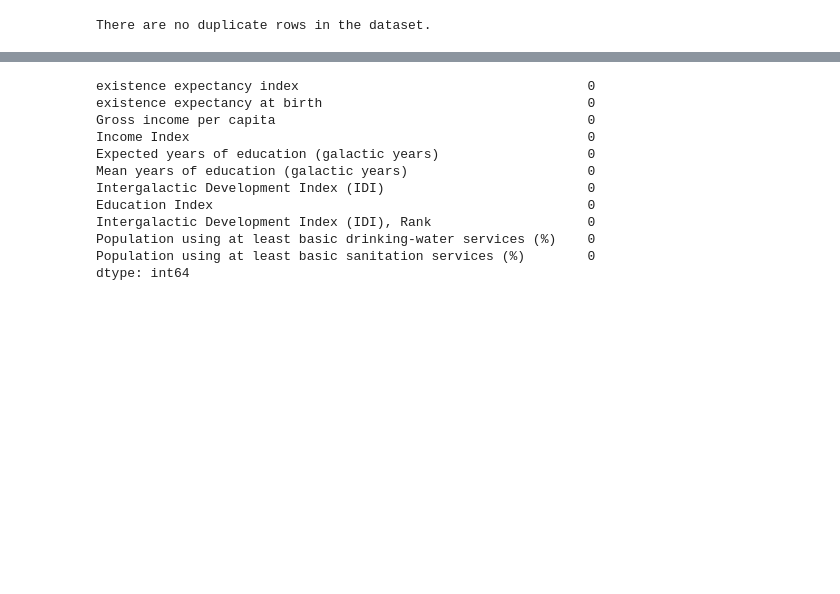
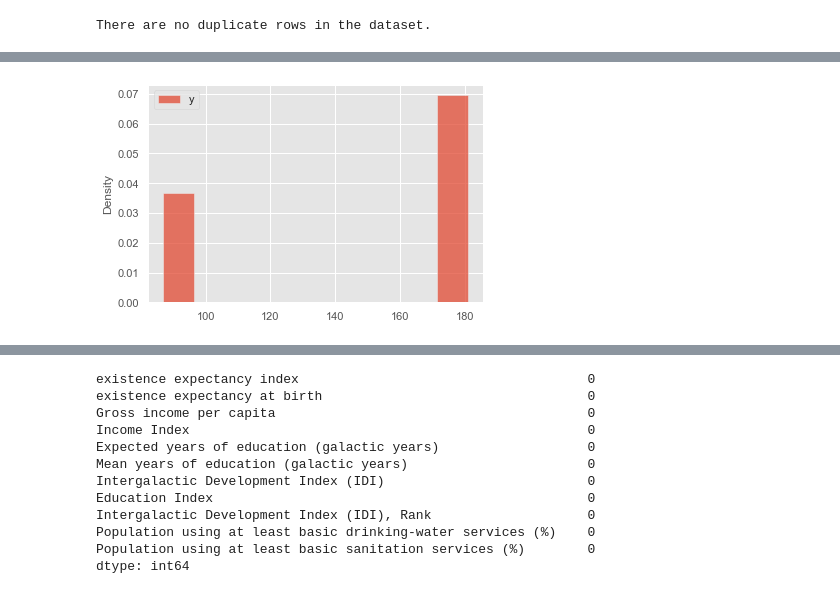
Before and after one commit to kamalzada/Python-codes, a Jupyter notebook: git_repository/Python-capstone-data2.ipynb, the cells around one changed output, grey strips where cells are left out. Cells and saved outputs as stored; diff of their text form; code cells hidden in the pictures; blank space fills up the shorter version.

```diff
--- a/git_repository/Python-capstone-data2.ipynb
+++ b/git_repository/Python-capstone-data2.ipynb
@@ -203,0 +187,5 @@ df['galactic year'] = df['galactic year'].astype('O')
+# %%
+sns.histplot(data=df.groupby('galactic year').count()['y'].to_frame(), bins=10, stat='density')
+plt.show()
+# %% [output]
+[figure, added]
```
Also changed, not shown: parts of 23 cells of this notebook.
